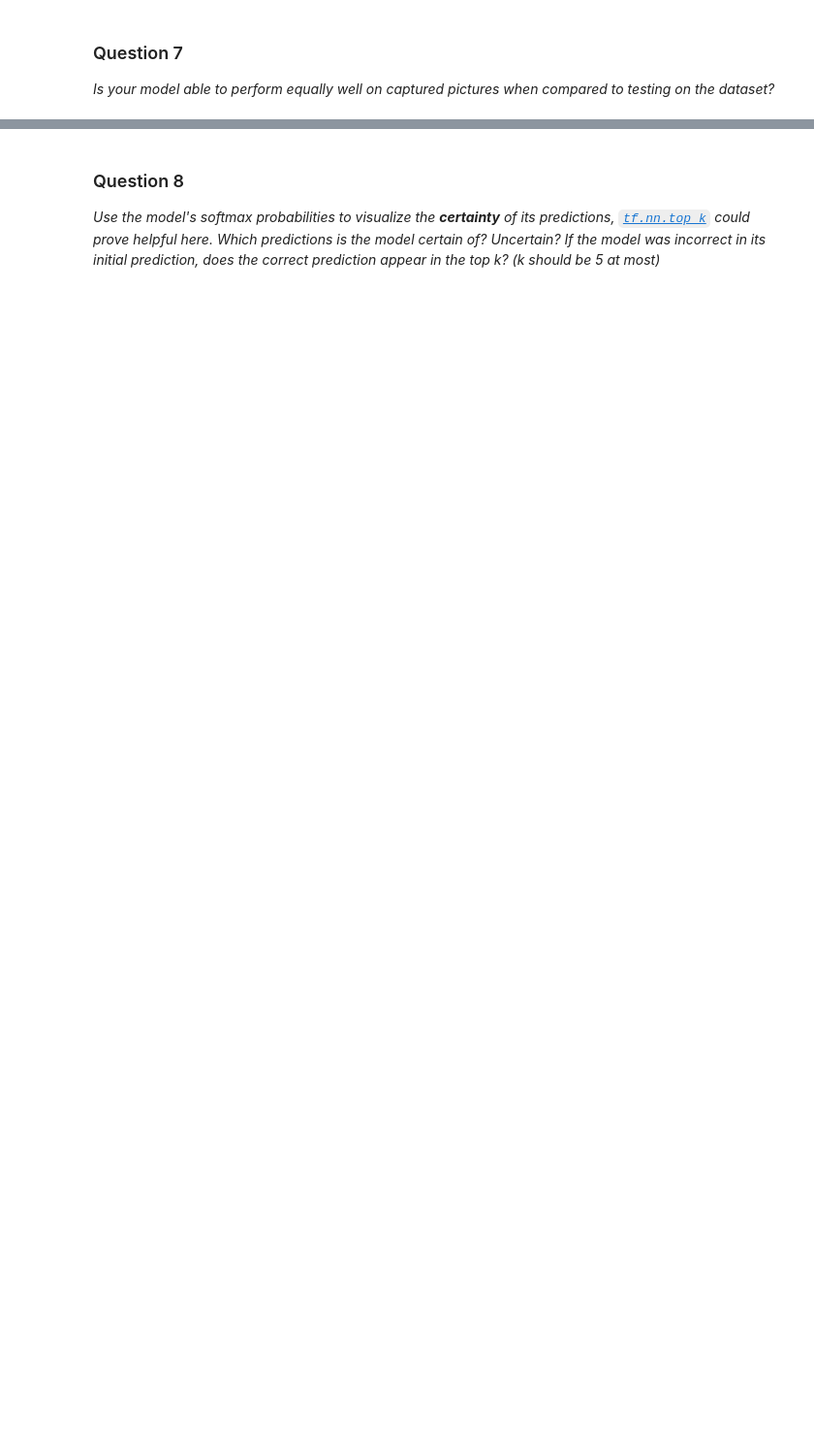
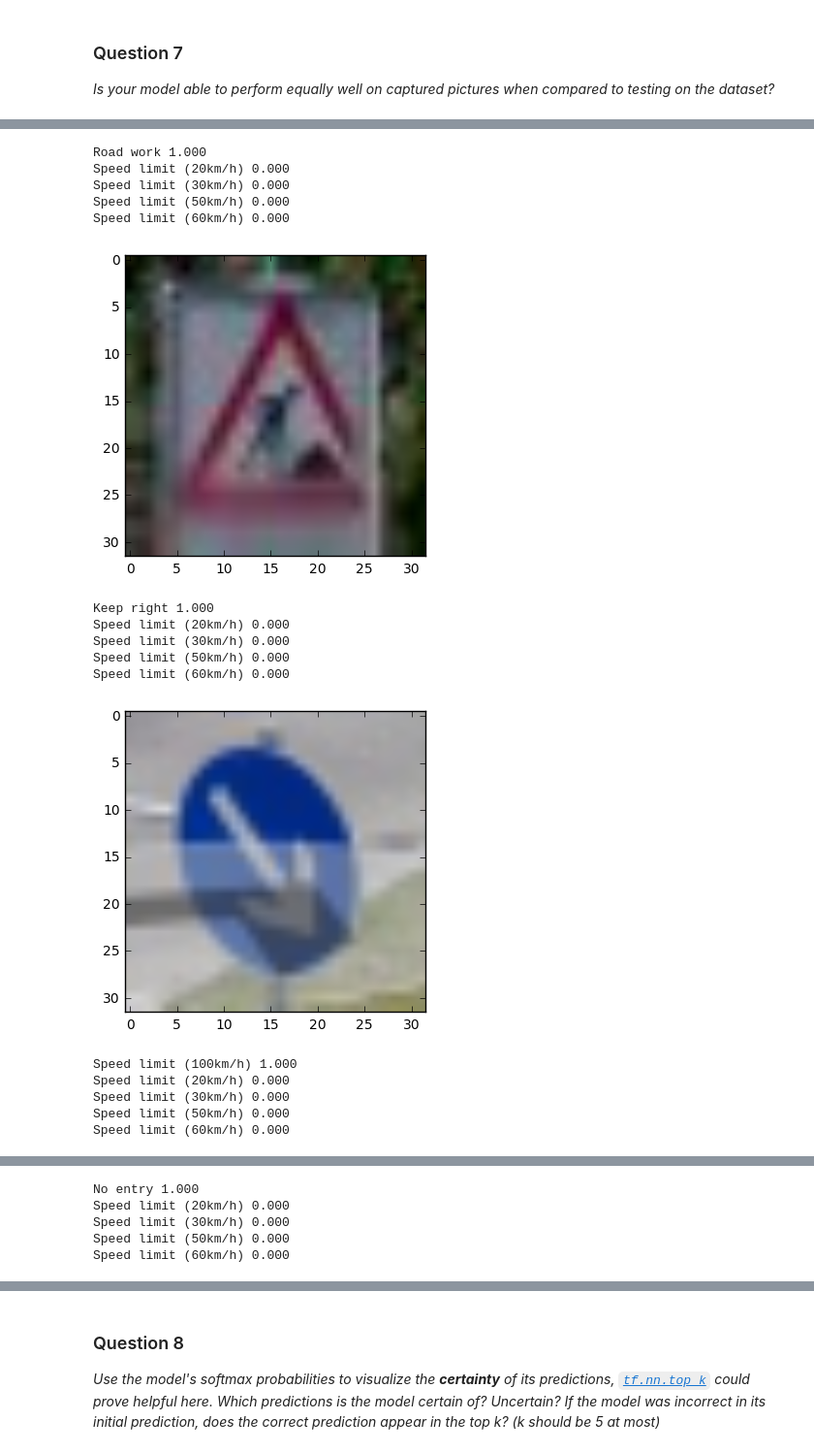
Before and after one commit to AM5800/self_drifing_car, a Jupyter notebook: traffic-signs/Traffic_Signs_Recognition.ipynb, the cells around one changed output, grey strips where cells are left out. Shown: that part at 97% size. Cells and saved outputs as stored; diff of their text form; code cells hidden in the pictures; blank space fills up the shorter version.

```diff
--- a/traffic-signs/Traffic_Signs_Recognition.ipynb
+++ b/traffic-signs/Traffic_Signs_Recognition.ipynb
@@ -700,6 +773,10 @@ Use the code cell (or multiple code cells, if necessary) to implement the first
 # %%
 ### Load the images and plot them here.
 ### Feel free to use as many code cells as needed.
+
+test_images = []
+for img_name in os.listdir("test_images"):
+    test_images.append(mpimg.imread("test_images/" + img_name))
 # %% [markdown]
 ### Question 6
 
@@ -712,3 +792,32 @@ _Choose five candidate images of traffic signs and provide them in the report. A
+# %%
+### Run the predictions here.
+### Feel free to use as many code cells as needed.
+
+def get_signs_names():
+    result = {}
+    with open('signnames.csv') as csvfile:
+        reader = csv.DictReader(csvfile)
+        for row in reader:
+            classId = int(row['ClassId'])
+            name = row['SignName']
+            result[classId] = name
+    return result
+
+sign_names = get_signs_names()
+
+def show_what_net_thinks(sample, net):
+    top5 = session.run(tf.nn.top_k(tf.nn.softmax(net.tf_node), k=5),
+                       feed_dict={net.x_placeholder: [sample], net.dropout_placeholder: 1})
+
+    indices = top5.indices[0]
+    values = top5.values[0]
+
+    for i in range(len(indices)):
+        index = indices[i]
+        p = values[i]
+        print("{0} {1:.3f}".format(sign_names[index], p))
+
+    show_img(sample)
 # %% [markdown]
 ### Question 7
 
@@ -718,3 +829,24 @@ _Is your model able to perform equally well on captured pictures when compared t
 # %%
 ### Visualize the softmax probabilities here.
 ### Feel free to use as many code cells as needed.
+
+for img in test_images[:5]:
+    show_what_net_thinks(img, final_net)
+# %% [output]
+Road work 1.000
+Speed limit (20km/h) 0.000
+Speed limit (30km/h) 0.000
+Speed limit (50km/h) 0.000
+Speed limit (60km/h) 0.000
+[figure, added]
+Keep right 1.000
+Speed limit (20km/h) 0.000
+Speed limit (30km/h) 0.000
+Speed limit (50km/h) 0.000
+Speed limit (60km/h) 0.000
+[figure, added]
+Speed limit (100km/h) 1.000
+Speed limit (20km/h) 0.000
+Speed limit (30km/h) 0.000
+Speed limit (50km/h) 0.000
+Speed limit (60km/h) 0.000
@@ -720,0 +854,5 @@ _Is your model able to perform equally well on captured pictures when compared t
+No entry 1.000
+Speed limit (20km/h) 0.000
+Speed limit (30km/h) 0.000
+Speed limit (50km/h) 0.000
+Speed limit (60km/h) 0.000
```
Also changed, not shown: parts of 41 cells of this notebook, 6 other files.
